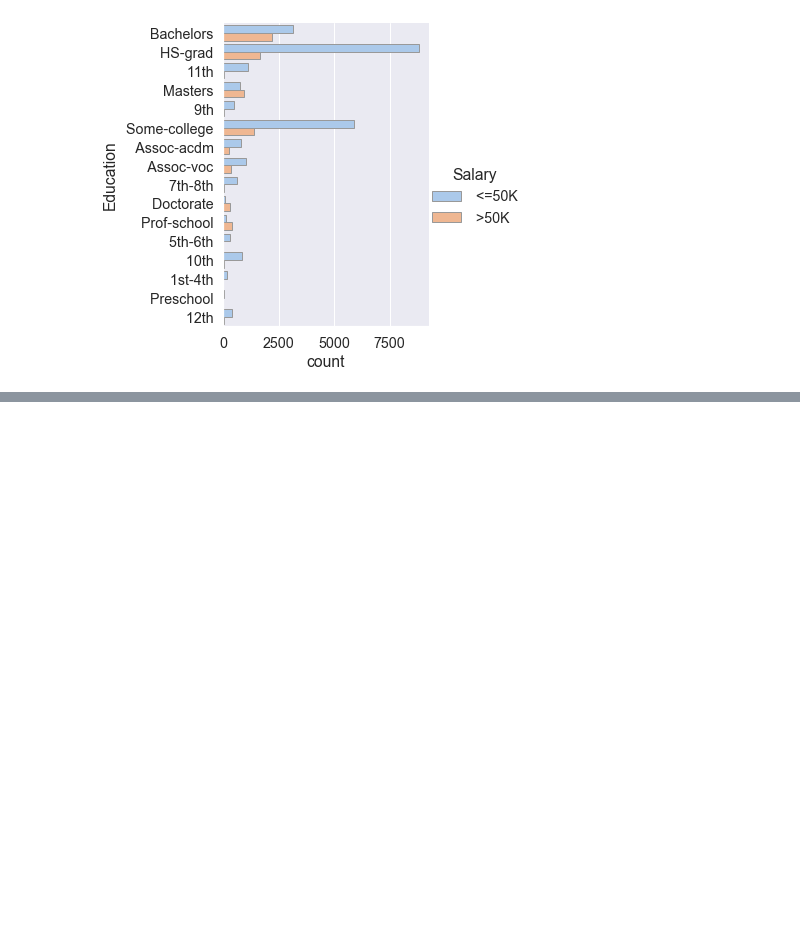
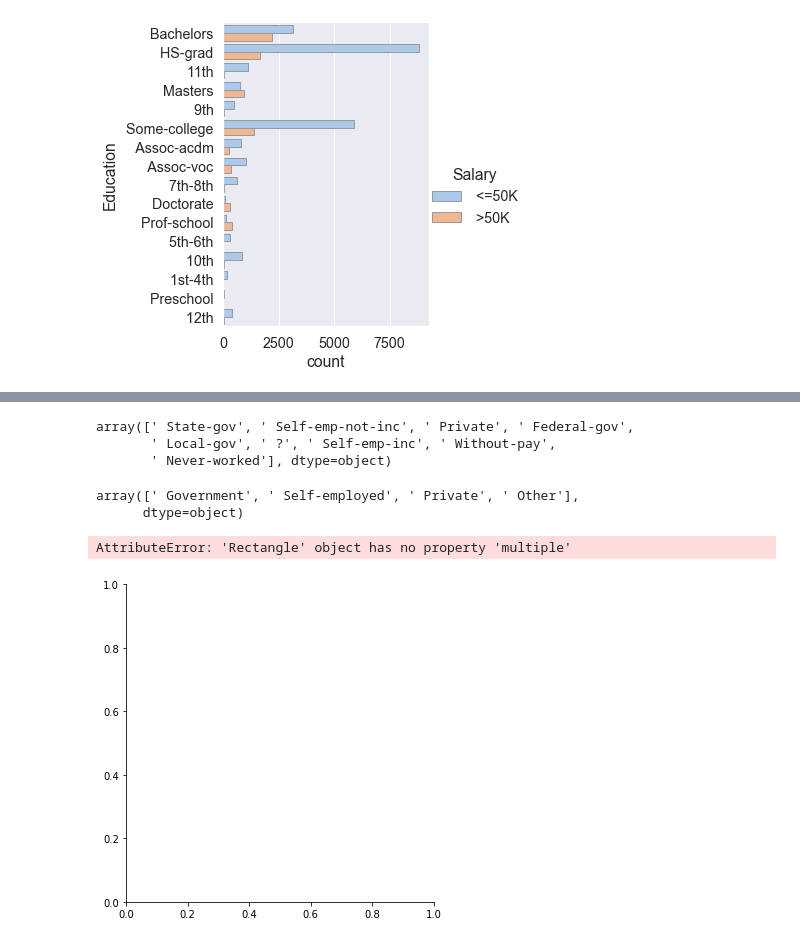
Before and after one commit to kylenelwan/data301, a Jupyter notebook: analysis/noah/milestone2.ipynb, the cells around one changed output, grey strips where cells are left out. Saved outputs shown, nothing was run; the diff lists cells and outputs as text; code cells hidden in the pictures; blank space fills up the shorter version.

Commit message:
Worked on task 4

```diff
--- a/analysis/noah/milestone2.ipynb
+++ b/analysis/noah/milestone2.ipynb
@@ -151,0 +205,29 @@ sns.catplot(
+# %%
+df.Workclass.unique()
+# %% [output]
+array([' State-gov', ' Self-emp-not-inc', ' Private', ' Federal-gov',
+       ' Local-gov', ' ?', ' Self-emp-inc', ' Without-pay',
+       ' Never-worked'], dtype=object)
+# %%
+# Grouping like workclasses for visulaization purposes
+
+df['Workclass'] = df['Workclass'].str.replace('State-gov|Federal-gov|Local-gov', 'Government', regex=True)
+df['Workclass'] = df['Workclass'].str.replace('Never-worked|Without-pay|Other', '?', regex=True)
+df['Workclass'] = df['Workclass'].str.replace('Self-emp-not-inc|Self-emp-inc', 'Self-employed', regex=True)
+df['Workclass'] = df['Workclass'].str.replace('?', 'Other', regex=False)
+# %%
+df.Workclass.unique()
+# %% [output]
+array([' Government', ' Self-employed', ' Private', ' Other'],
+      dtype=object)
+# %%
+sns.catplot(
+    x="Workclass",
+    hue="Salary",
+    kind="count",
+    data=df,
+    multiple="stack"
+    ).set_xticklabels(rotation=50)
+# %% [output]
+AttributeError: 'Rectangle' object has no property 'multiple'
+[figure, added]
```
Also changed, not shown: parts of 8 cells of this notebook, 1 other file.
